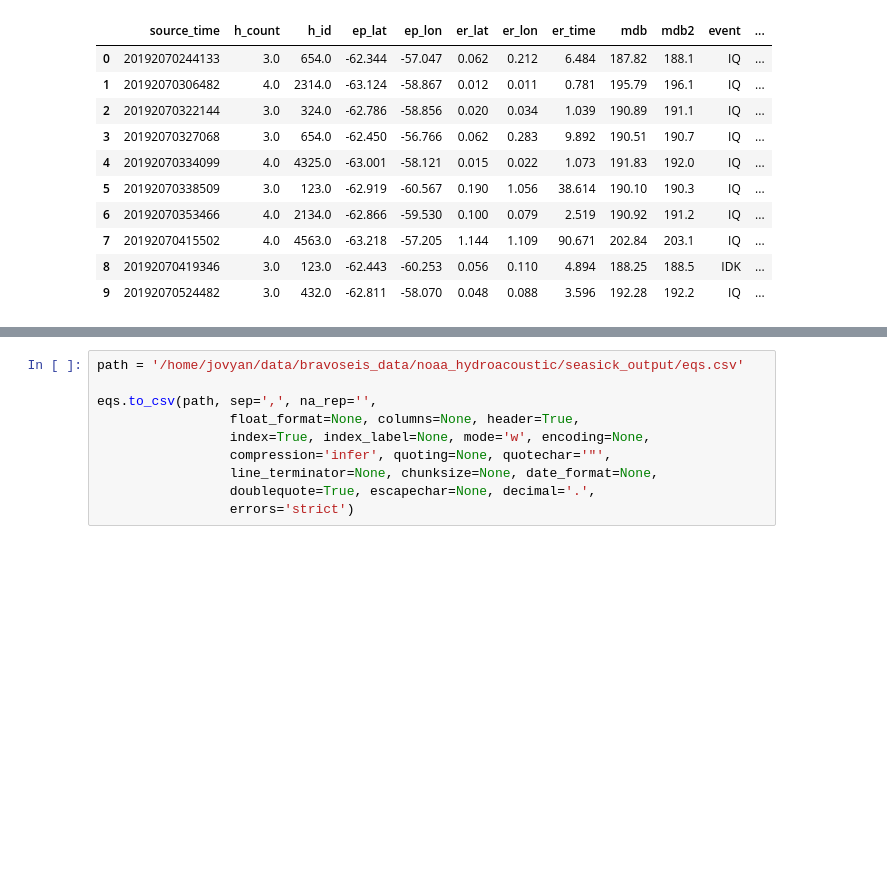
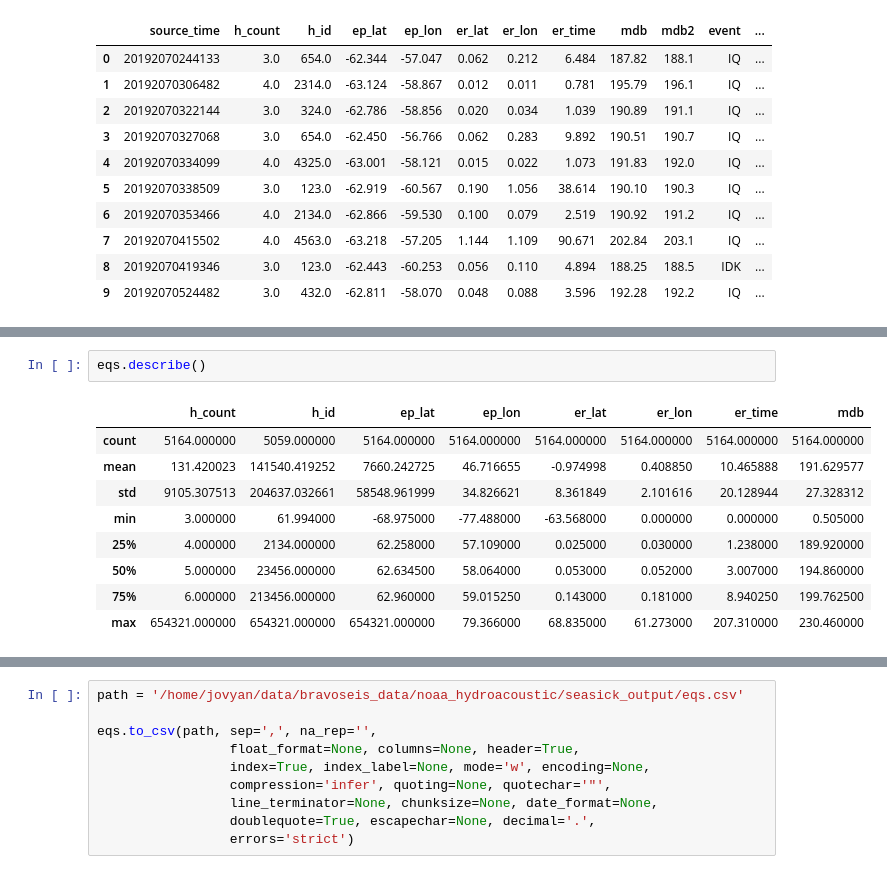
Before and after one commit to daxsoule/bravoseis, a Jupyter notebook: notebooks/hydroacoustic_dataframe.ipynb, the cells around one changed output, grey strips where cells are left out. Drawn from its saved outputs; the diff is of its cells as text; blank space fills up the shorter version.

```diff
--- a/notebooks/hydroacoustic_dataframe.ipynb
+++ b/notebooks/hydroacoustic_dataframe.ipynb
@@ -129,0 +93,12 @@ eqs.head()
+# %%
+eqs.describe()
+# %% [output]
+|  | h_count | h_id | ep_lat | ep_lon | er_lat | er_lon | er_time | mdb |
+| count | 5164.000000 | 5059.000000 | 5164.000000 | 5164.000000 | 5164.000000 | 5164.000000 | 5164.000000 | 5164.000000 |
+| mean | 131.420023 | 141540.419252 | 7660.242725 | 46.716655 | -0.974998 | 0.408850 | 10.465888 | 191.629577 |
+| std | 9105.307513 | 204637.032661 | 58548.961999 | 34.826621 | 8.361849 | 2.101616 | 20.128944 | 27.328312 |
+| min | 3.000000 | 61.994000 | -68.975000 | -77.488000 | -63.568000 | 0.000000 | 0.000000 | 0.505000 |
+| 25% | 4.000000 | 2134.000000 | 62.258000 | 57.109000 | 0.025000 | 0.030000 | 1.238000 | 189.920000 |
+| 50% | 5.000000 | 23456.000000 | 62.634500 | 58.064000 | 0.053000 | 0.052000 | 3.007000 | 194.860000 |
+| 75% | 6.000000 | 213456.000000 | 62.960000 | 59.015250 | 0.143000 | 0.181000 | 8.940250 | 199.762500 |
+| max | 654321.000000 | 654321.000000 | 654321.000000 | 79.366000 | 68.835000 | 61.273000 | 207.310000 | 230.460000 |
```
Also changed, not shown: parts of 13 cells of this notebook, 4 other files.
